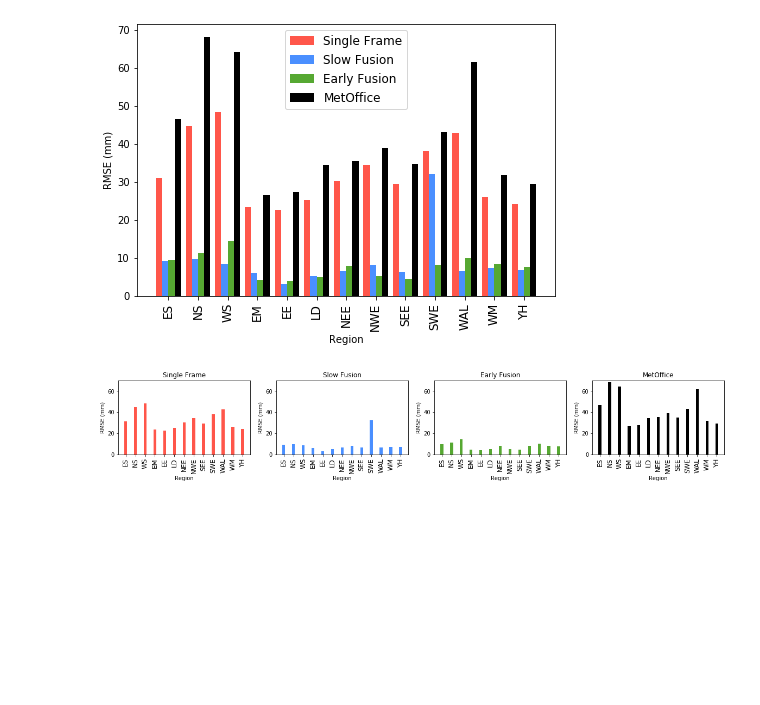
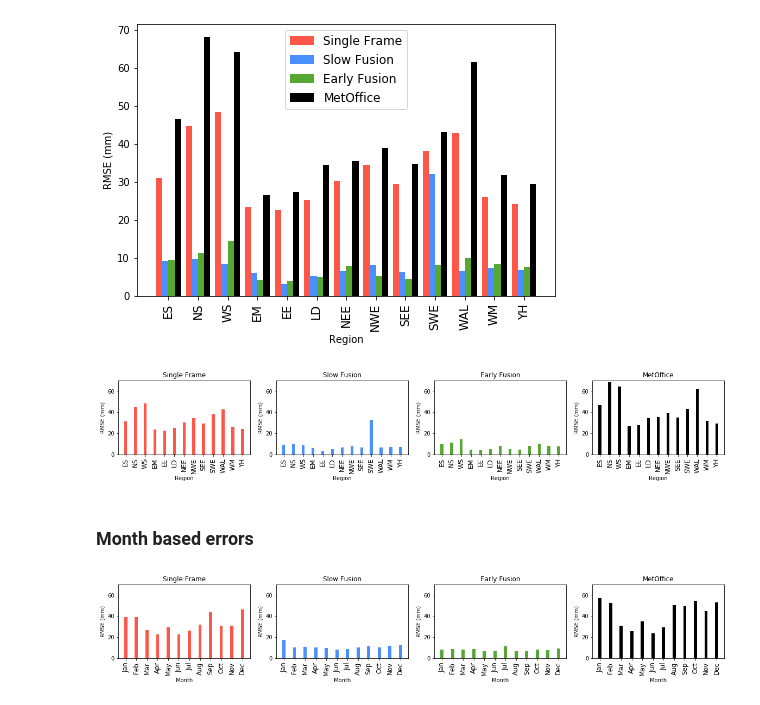
Before and after one commit to Sciprios/VideoRainfallPrediction, a Jupyter notebook: Analysis.ipynb, the cells around one changed output. Cells and saved outputs as stored; diff of their text form; code cells hidden in the pictures; blank space fills up the shorter version.

Commit message:
monthly rmse values

```diff
--- a/Analysis.ipynb
+++ b/Analysis.ipynb
@@ -108,7 +109,7 @@ single_frame_predictions.shape
 # %% [markdown]
 Now we have the predictions it's time to plot the RMSEs for each region.
 # %%
-def get_rmses(model_predictions, mo_preds, benchmark, regions):
+def get_regional_rmses(model_predictions, mo_preds, benchmark, regions):
     ## RMSES
     # 0: Single Frame
     # 1: Slow Fusion
@@ -121,7 +122,8 @@ def get_rmses(model_predictions, mo_preds, benchmark, regions):
             rmses[ridx, midx] = np.sqrt(np.mean(np.power((benchmark_rf[:, ridx] - m[ridx, :]), 2)))
         rmses[ridx, -1] = np.sqrt(np.mean(np.power((benchmark_rf[:, ridx] - mo_rf[:, ridx]), 2)))
     return rmses
-rmses = get_rmses([single_frame_predictions, slow_fusion_predictions, early_fusion_predictions], mo_rf, benchmark_rf, regions)
+
+rmses = get_regional_rmses([single_frame_predictions, slow_fusion_predictions, early_fusion_predictions], mo_rf, benchmark_rf[:, 2:], regions)
 # %%
 rmses.shape
 # %% [output]
@@ -184,3 +186,78 @@ plot_rmses_several(rmses, ["Single Frame", "Slow Fusion", "Early Fusion", "MetOf
 # %% [output]
 [figure]
 [figure]
+# %% [markdown]
+### Month based errors
+# %%
+def get_monthly_rmses(model_predictions, mo_preds, benchmark, months):
+    month_rmses = np.zeros((12, len(model_predictions) + 1))
+    for midx, month in enumerate(range(1, 13)):
+        for model_idx, model_preds in enumerate(model_predictions):
+            month_rmses[midx, model_idx] = np.sqrt(np.mean(np.power((benchmark_rf[months == month, 2:] - model_preds[:, months == month].T), 2)))
+        month_rmses[midx, -1] = np.sqrt(np.mean(np.power((benchmark_rf[months == month, 2:] - mo_rf[months == month, :]), 2)))
+    return month_rmses
+
+
+rmses = get_monthly_rmses(
+    [single_frame_predictions, slow_fusion_predictions, early_fusion_predictions],
+    mo_rf,
+    benchmark_rf[:, 2:],
+    benchmark_rf[:, 0])
+# %%
+def plot_rmses_one(rmses, labels, months):
+    plt.rcParams['figure.figsize'] = [7.5, 5]
+    fig, axs = plt.subplots(nrows=1, ncols=1)
+    width = 0.25
+    colours = ['#ff564a', '#4a8fff', '#56a832', 'k']
+
+    bars = [None, None, None, None]
+    positions = [-width*1.5, -width/2, width/2, width*1.5]
+    xs = []
+
+    for midx in range(0, 12):
+        for rmseidx, rmse in enumerate(rmses[midx, :]):
+            bars[rmseidx] = axs.bar(
+                midx+positions[rmseidx]+0.2*midx,
+                rmse,
+                color=colours[rmseidx],
+                width=width,
+                label=months[midx]
+            )
+        xs.append(midx+0.2*midx)
+    axs.set_ylabel("RMSE (mm)")
+    axs.set_xlabel("Region")
+
+    axs.set_xticks(xs)
+    axs.set_xticklabels(months, rotation=90, fontsize=12)
+
+    axs.legend(bars, labels, fontsize=12)
+
+def plot_rmses_several(rmses, labels, regions):
+    plt.rcParams['figure.figsize'] = [5*rmses.shape[1], 2.5]
+    fig, axs = plt.subplots(nrows=1, ncols=rmses.shape[1])
+    width = 0.3
+    colours = ['#ff564a', '#4a8fff', '#56a832', 'k']
+
+    for midx in range(0, 12):
+        for rmseidx, rmse in enumerate(rmses[midx, :]):
+            axs[rmseidx].bar(
+                midx,
+                rmses[midx, rmseidx],
+                color=colours[rmseidx],
+                width=width,
+                label=labels[rmseidx]
+            )
+
+            axs[rmseidx].set_ylabel("RMSE (mm)")
+            axs[rmseidx].set_xlabel("Month")
+
+            axs[rmseidx].set_xticks(range(0, 12))
+            axs[rmseidx].set_xticklabels(months, rotation=90, fontsize=12)
+            axs[rmseidx].set_title(labels[rmseidx])
+
+            axs[rmseidx].set_ylim([0, 70])
+
+#plot_rmses_one(rmses, ["Single Frame", "Slow Fusion", "Early Fusion", "MetOffice"], months)
+plot_rmses_several(rmses, ["Single Frame", "Slow Fusion", "Early Fusion", "MetOffice"], regions)
+# %% [output]
+[figure, added]
```
Also changed, not shown: parts of 5 cells of this notebook.
